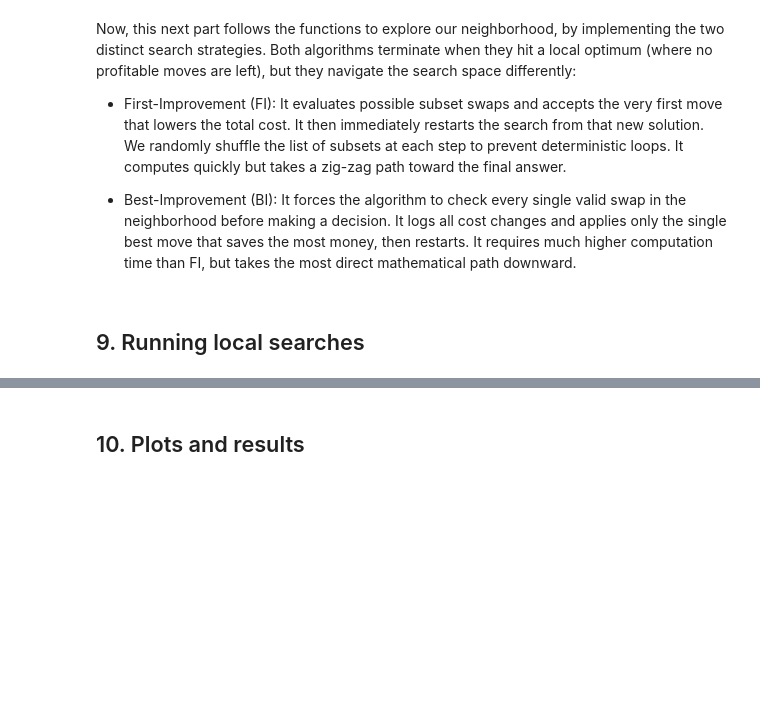
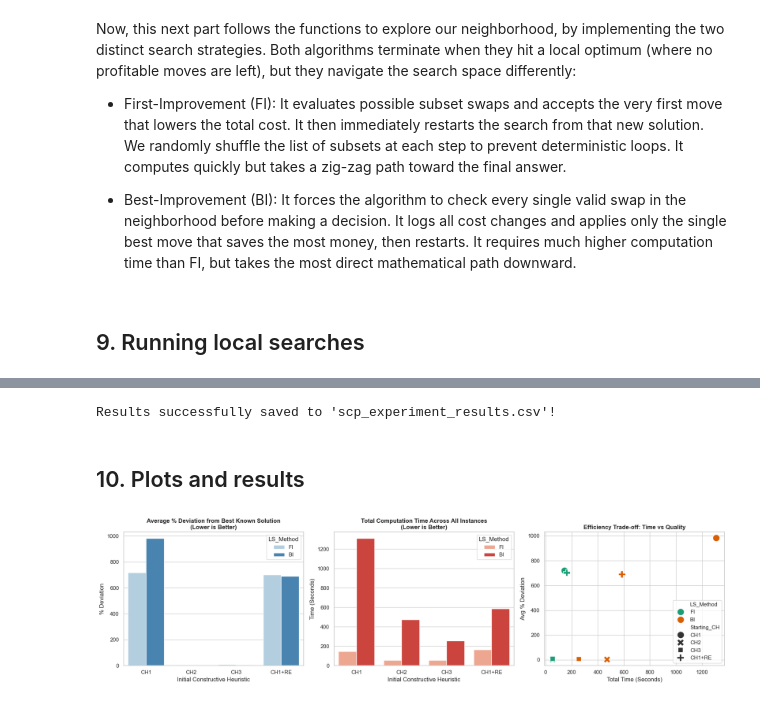
Before and after one commit to gksoztrk/MHO, a Jupyter notebook: scp_constructive_heuristics_assig_2.ipynb, the cells around one changed output, grey strips where cells are left out. Cells and saved outputs as stored; diff of their text form; code cells hidden in the pictures; blank space fills up the shorter version.

Commit message:
plots + csv

```diff
--- a/scp_constructive_heuristics_assig_2.ipynb
+++ b/scp_constructive_heuristics_assig_2.ipynb
@@ -705,2 +705,48 @@ print(ls_report.to_string(index=False))
+# %%
+# Save the dataframe to a CSV file in current folder
+ls_report.to_csv("scp_experiment_results.csv", index=False)
+
+print("Results successfully saved to 'scp_experiment_results.csv'!")
+# %% [output]
+Results successfully saved to 'scp_experiment_results.csv'!
 # %% [markdown]
 ## 10. Plots and results
+# %%
+import matplotlib.pyplot as plt
+import seaborn as sns
+import pandas as pd
+
+# Load your saved data
+ls_report = pd.read_csv("scp_experiment_results.csv")
+
+# 1. THE FIX: Use rsplit with n=1 to only split the very last '+' sign!
+# "CH1+RE+FI" will now correctly become "CH1+RE" and "FI"
+ls_report[['Starting_CH', 'LS_Method']] = ls_report['Algorithm'].str.rsplit('+', n=1, expand=True)
+
+# Set the style for professional academic plots
+sns.set_theme(style="whitegrid")
+fig, axes = plt.subplots(1, 3, figsize=(18, 5))
+
+# --- PLOT 1: Solution Quality (% Deviation) ---
+sns.barplot(data=ls_report, x='Starting_CH', y='Avg % Dev', hue='LS_Method', ax=axes[0], palette="Blues")
+axes[0].set_title('Average % Deviation from Best Known Solution\n(Lower is Better)', fontweight='bold')
+axes[0].set_ylabel('% Deviation')
+axes[0].set_xlabel('Initial Constructive Heuristic')
+
+# --- PLOT 2: Computation Time ---
+sns.barplot(data=ls_report, x='Starting_CH', y='Total Time (s)', hue='LS_Method', ax=axes[1], palette="Reds")
+axes[1].set_title('Total Computation Time Across All Instances\n(Lower is Better)', fontweight='bold')
+axes[1].set_ylabel('Time (Seconds)')
+axes[1].set_xlabel('Initial Constructive Heuristic')
+
+# --- PLOT 3: Time vs Quality Trade-off (Scatter) ---
+sns.scatterplot(data=ls_report, x='Total Time (s)', y='Avg % Dev', hue='LS_Method',
+                style='Starting_CH', s=200, ax=axes[2], palette="Dark2")
+axes[2].set_title('Efficiency Trade-off: Time vs Quality', fontweight='bold')
+axes[2].set_xlabel('Total Time (Seconds)')
+axes[2].set_ylabel('Avg % Deviation')
+
+plt.tight_layout()
+plt.show()
+# %% [output]
+[figure, added]
```
Also changed, not shown: parts of 1 cell of this notebook, 1 other file.
